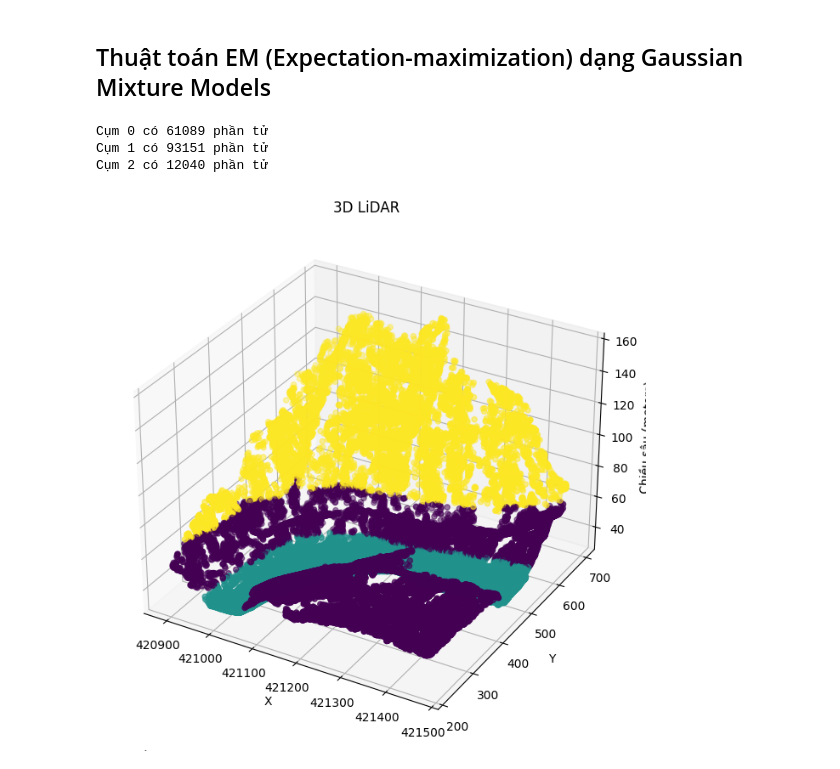
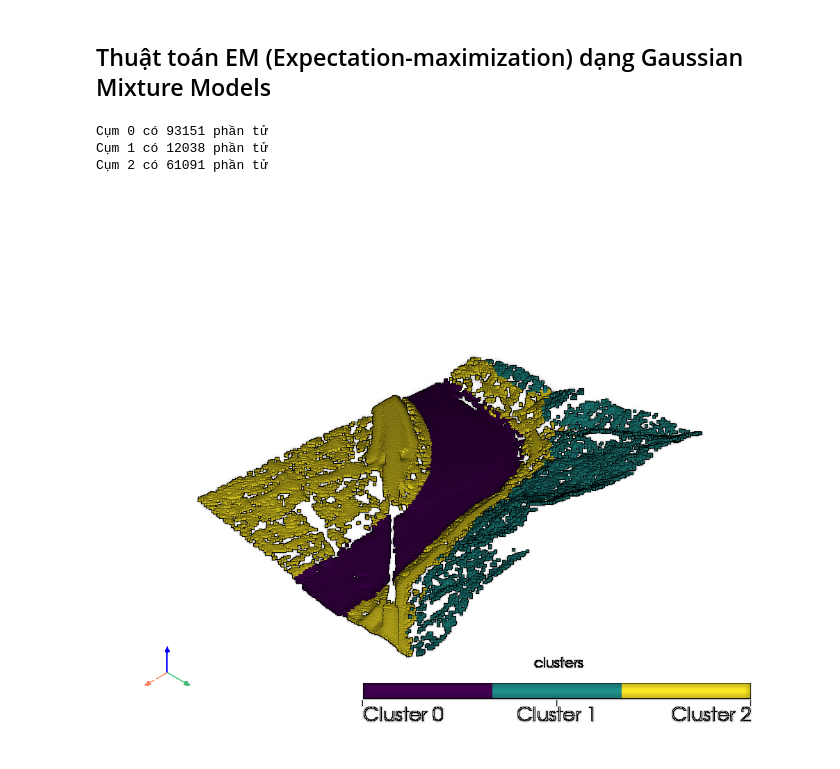
Before and after one commit to khmtk18a/LiDAR, a Jupyter notebook: lidar.ipynb, the cells around one changed output. Saved outputs shown, nothing was run; the diff lists cells and outputs as text; code cells hidden in the pictures.

```diff
--- a/lidar.ipynb
+++ b/lidar.ipynb
@@ -33,24 +46,17 @@ max_iter = int(input('Nhập số lần lặp: '))
 # %%
 from sklearn.cluster import KMeans
 
-# Thực hiện thuật toán K-Means
-kmean = KMeans(n_clusters=n, random_state=0, max_iter=max_iter).fit(z_new)
-labels = kmean.predict(z_new)
-
-# Vẽ biểu đồ sau khi phân cụm
-fig = plt.figure(figsize=(10, 8))
-ax = fig.add_subplot(111, projection='3d')
-ax.scatter(x, y, z, c=labels)
-
-# Đặt tiêu đề
-ax.set_xlabel('X')
-ax.set_ylabel('Y')
-ax.set_zlabel('Chiều sâu (meters)')
-ax.set_title('3D LiDAR')
+# Thực hiện thuật toán K-Means phân cụm theo độ cao
+kmean = KMeans(n_clusters=n, random_state=0, max_iter=max_iter).fit(z)
+labels = kmean.predict(z)
 
 for i, c_z in enumerate(kmean.cluster_centers_):
     print(f'Tâm cụm {i}: {c_z}')
 
 for i, count in enumerate(np.bincount(labels)):
     print(f'Cụm {i} có {count} phần tử')
+
+write_csv(filename='kmeans.csv', labels=labels)
+
+plot3D(labels=labels)
 # %% [output]
@@ -66,26 +72,19 @@ Cụm 2 có 58776 phần tử
 # %%
 # https://scikit-learn.org/stable/modules/mixture.html#gaussian-mixture
 from sklearn.mixture import GaussianMixture
 
-# Thực hiện thuật toán EM
-em = GaussianMixture(n_components=n, max_iter=max_iter).fit(z_new)
-labels = em.predict(z_new)
-
-# Vẽ biểu đồ sau khi phân cụm bằng thuật toán EM
-fig = plt.figure(figsize=(10, 8))
-ax = fig.add_subplot(111, projection='3d')
-ax.scatter(x, y, z, c=labels)
-
-# Đặt tiêu đề
-ax.set_xlabel('X')
-ax.set_ylabel('Y')
-ax.set_zlabel('Chiều sâu (meters)')
-ax.set_title('3D LiDAR')
+# Thực hiện thuật toán GMM phân loại theo độ cao
+em = GaussianMixture(n_components=n, max_iter=max_iter).fit(z)
+labels = em.predict(z)
 
 for i, count in enumerate(np.bincount(labels)):
     print(f'Cụm {i} có {count} phần tử')
+
+write_csv(filename='gmm.csv', labels=labels)
+
+plot3D(labels=labels)
 # %% [output]
-Cụm 0 có 61089 phần tử
-Cụm 1 có 93151 phần tử
-Cụm 2 có 12040 phần tử
+Cụm 0 có 93151 phần tử
+Cụm 1 có 12038 phần tử
+Cụm 2 có 61091 phần tử
-[figure, old version]
+[figure, new version]
```
Also changed, not shown: parts of 5 cells of this notebook, 4 other files.
